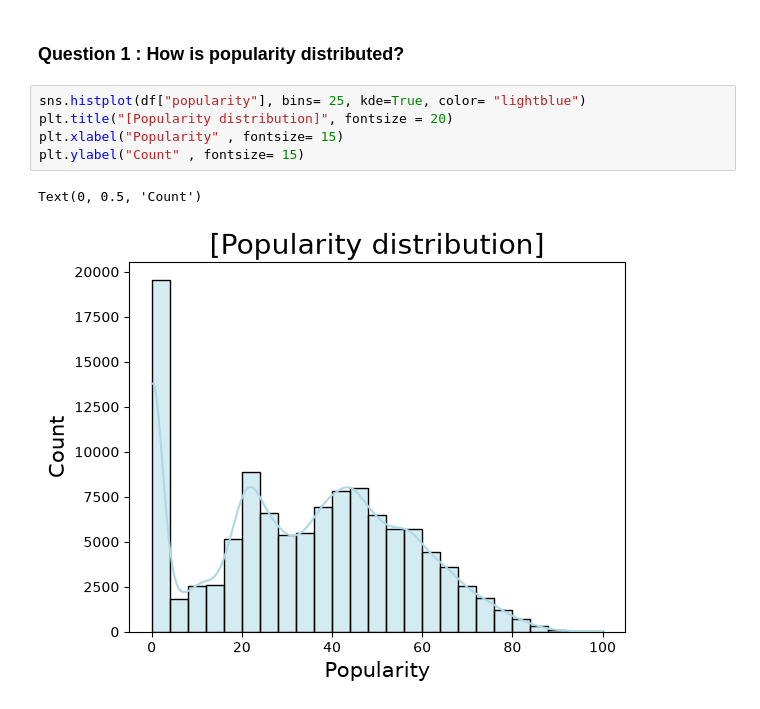
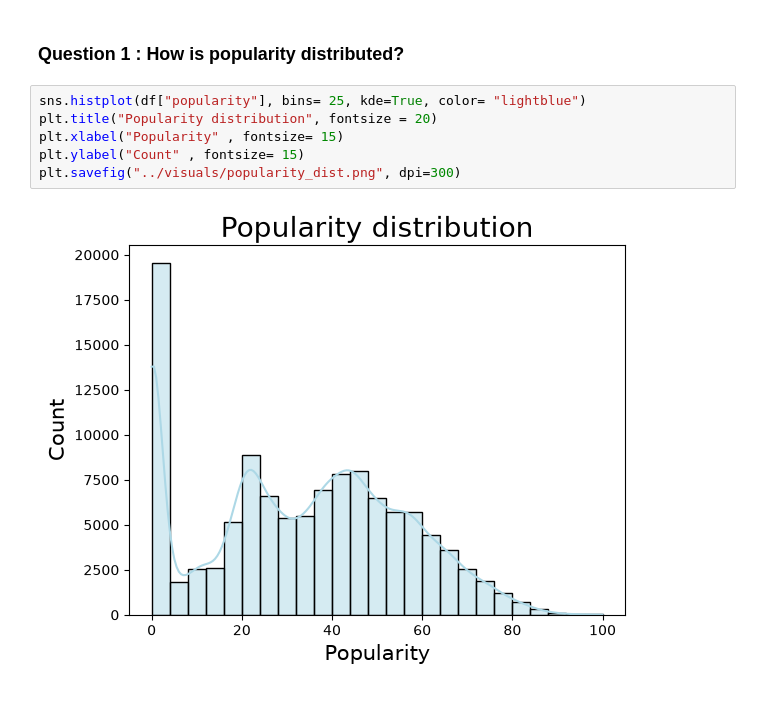
Before and after one commit to Krishna-Git4567/spotify-mood-genre-analysis, a Jupyter notebook: notebooks/02_EDA.ipynb, the cells around one changed output. Drawn from its saved outputs; the diff is of its cells as text.

```diff
--- a/notebooks/02_EDA.ipynb
+++ b/notebooks/02_EDA.ipynb
@@ -21,9 +20,9 @@ df.describe()
 ### Question 1 : How is popularity distributed?
 # %%
 sns.histplot(df["popularity"], bins= 25, kde=True, color= "lightblue")
-plt.title("[Popularity distribution]", fontsize = 20)
+plt.title("Popularity distribution", fontsize = 20)
 plt.xlabel("Popularity" , fontsize= 15)
 plt.ylabel("Count" , fontsize= 15)
+plt.savefig("../visuals/popularity_dist.png", dpi=300)
 # %% [output]
-Text(0, 0.5, 'Count')
-[figure, old version]
+[figure, new version]
```
Also changed, not shown: parts of 20 cells of this notebook, 7 other files.
